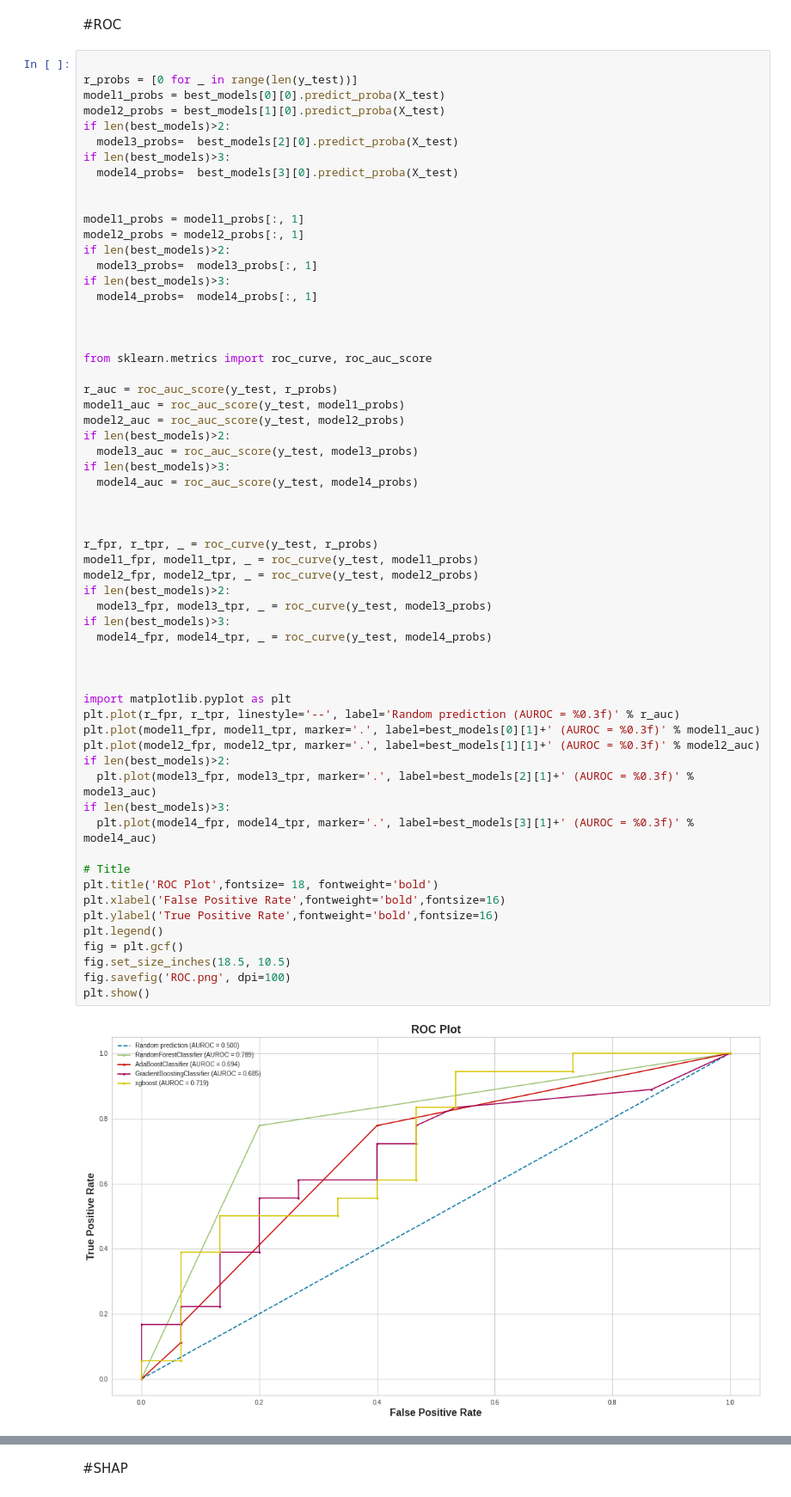
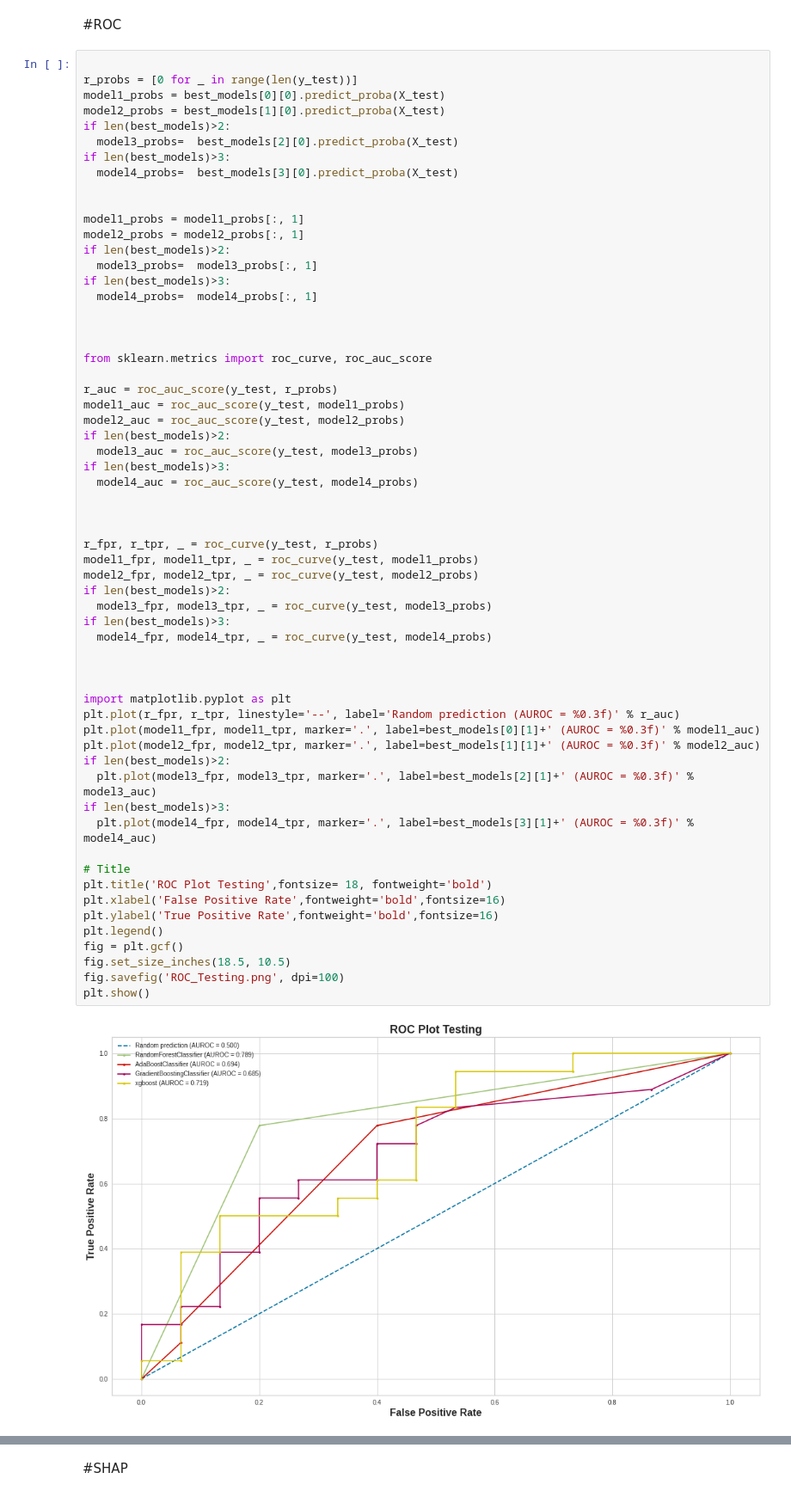
Before and after one commit to RafsanJany-44/ARC_Machine, a Jupyter notebook: Tinnitus_Dynamic_ML_Tunning_with_featSelect_SHAP_ROC_Version_510.ipynb, the cells around one changed output, grey strips where cells are left out. Shown at 86% size. Drawn from its saved outputs; the diff is of its cells as text.

```diff
--- a/Tinnitus_Dynamic_ML_Tunning_with_featSelect_SHAP_ROC_Version_510.ipynb
+++ b/Tinnitus_Dynamic_ML_Tunning_with_featSelect_SHAP_ROC_Version_510.ipynb
@@ -1248,33 +1248,33 @@ if len(best_models)>3:
 
 
 
 r_fpr, r_tpr, _ = roc_curve(y_test, r_probs)
 model1_fpr, model1_tpr, _ = roc_curve(y_test, model1_probs)
 model2_fpr, model2_tpr, _ = roc_curve(y_test, model2_probs)
 if len(best_models)>2:
   model3_fpr, model3_tpr, _ = roc_curve(y_test, model3_probs)
 if len(best_models)>3:
   model4_fpr, model4_tpr, _ = roc_curve(y_test, model4_probs)
 
 
 
 import matplotlib.pyplot as plt
 plt.plot(r_fpr, r_tpr, linestyle='--', label='Random prediction (AUROC = %0.3f)' % r_auc)
 plt.plot(model1_fpr, model1_tpr, marker='.', label=best_models[0][1]+' (AUROC = %0.3f)' % model1_auc)
 plt.plot(model2_fpr, model2_tpr, marker='.', label=best_models[1][1]+' (AUROC = %0.3f)' % model2_auc)
 if len(best_models)>2:
   plt.plot(model3_fpr, model3_tpr, marker='.', label=best_models[2][1]+' (AUROC = %0.3f)' % model3_auc)
 if len(best_models)>3:
   plt.plot(model4_fpr, model4_tpr, marker='.', label=best_models[3][1]+' (AUROC = %0.3f)' % model4_auc)
 
 # Title
-plt.title('ROC Plot',fontsize= 18, fontweight='bold')
+plt.title('ROC Plot Testing',fontsize= 18, fontweight='bold')
 plt.xlabel('False Positive Rate',fontweight='bold',fontsize=16)
 plt.ylabel('True Positive Rate',fontweight='bold',fontsize=16)
 plt.legend()
 fig = plt.gcf()
 fig.set_size_inches(18.5, 10.5)
-fig.savefig('ROC.png', dpi=100)
+fig.savefig('ROC_Testing.png', dpi=100)
 plt.show()
 # %% [output]
-[figure, old version]
+[figure, new version]
```
Also changed, not shown: parts of 28 cells of this notebook.
